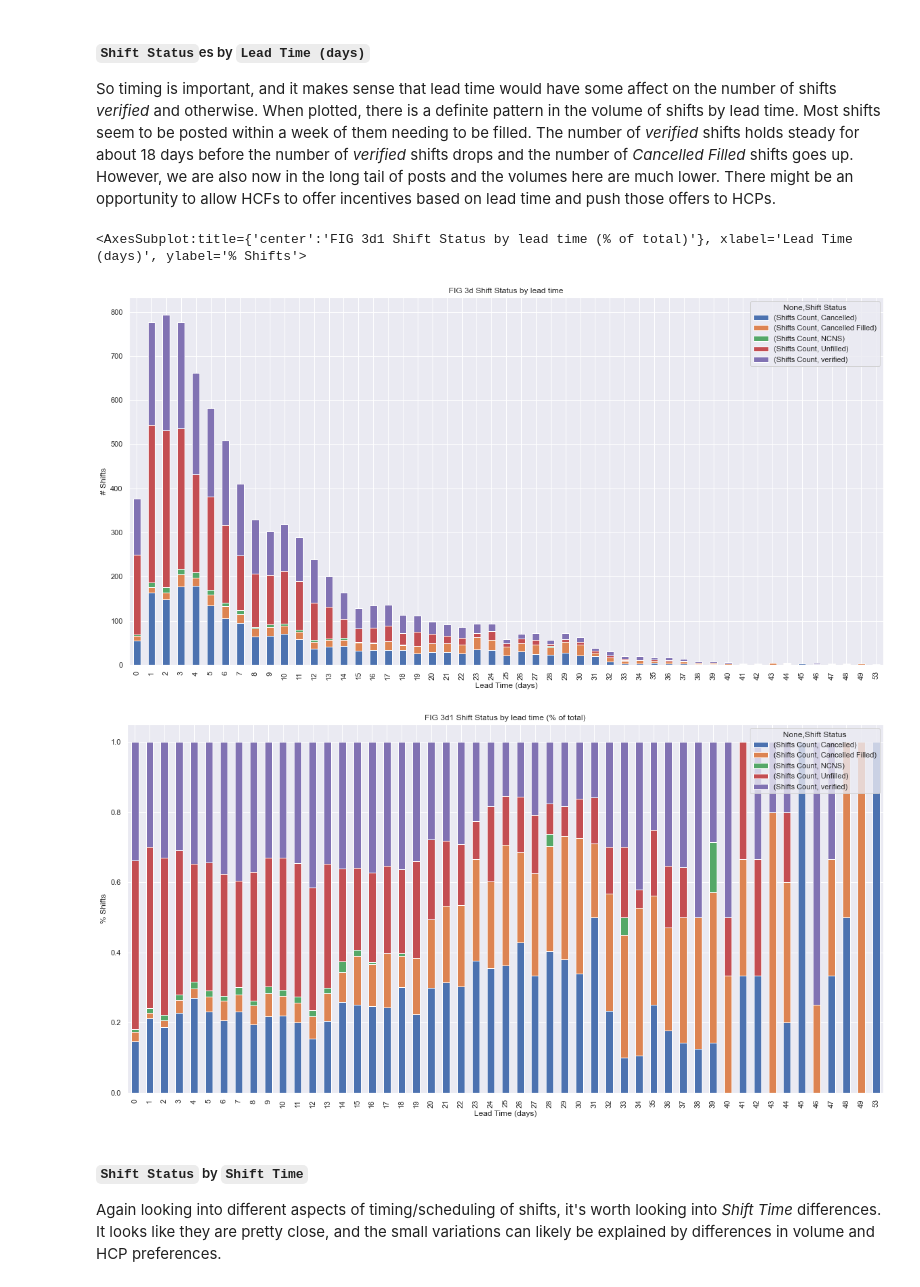
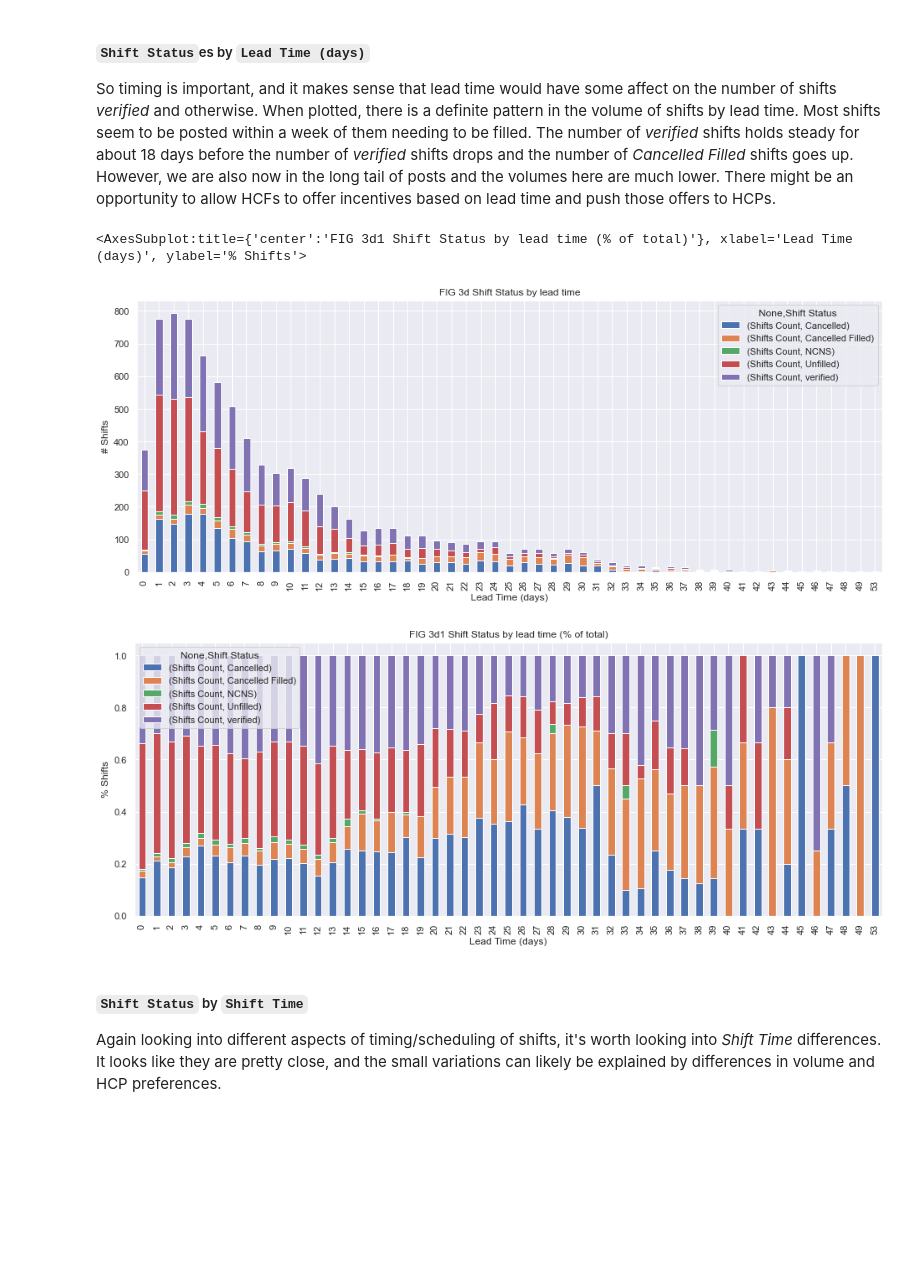
Before and after one commit to bootstrapt/clipboard-health-wbd-notebook, a Jupyter notebook: pricing_wbd.ipynb, the cells around one changed output. Drawn from its saved outputs; the diff is of its cells as text; code cells hidden in the pictures; blank space fills up the shorter version.

```diff
--- a/pricing_wbd.ipynb
+++ b/pricing_wbd.ipynb
@@ -241,9 +242,9 @@ for c in category_columns:
 
 # FIG 2
 ## create translation dict {agent_type: mode charge_rate_hourly} (see references [2] for source of mode equation)
-mode_crh_by_hcp = dict(tr_shift_data.query('hcp_id != ""').groupby('hcp_id')['charge_rate_hourly'].agg(lambda x: scipy.stats.mode(x)[0]).round(2))
+mode_crh_by_hcp = dict(tr_shift_data.query('hcp_id != ""').groupby('hcp_id')['charge_rate_hourly'].agg(lambda x: stats.mode(x)[0]).round(2))
 mode_crh_by_hcp[''] = 0
-mode_crh_by_hcp_hcf = dict(tr_shift_data.query('hcp_id != ""').groupby(['hcp_id', 'hcf_id'])['charge_rate_hourly'].agg(lambda x: scipy.stats.mode(x)[0]).round(2))
+mode_crh_by_hcp_hcf = dict(tr_shift_data.query('hcp_id != ""').groupby(['hcp_id', 'hcf_id'])['charge_rate_hourly'].agg(lambda x: stats.mode(x)[0]).round(2))
 mode_crh_by_hcp_hcf[''] = 0
 
 ## add columns with mean/mode charge rates (for verified shift calulated by agent type)
@@ -587,16 +593,16 @@ So timing is important, and it makes sense that lead time would have some affect
 # %%
 # FIG 3d Shift Status by lead time (days)
 shift_status_by_lead_time = tr_shift_data[['Lead Time (days)', 'Shift Status']].value_counts().rename('Shifts Count').to_frame()
 shift_status_by_lead_time_pt = shift_status_by_lead_time.pivot_table(index=['Lead Time (days)'], columns=['Shift Status'], values=['Shifts Count'], aggfunc=np.sum).fillna(0.0).apply(np.int64)
-shift_status_by_lead_time_pt.plot.bar(figsize=(20,10), stacked=True, ylabel='# Shifts', title='FIG 3d Shift Status by lead time')
+shift_status_by_lead_time_pt.plot.bar(figsize=(16, 6), stacked=True, ylabel='# Shifts', title='FIG 3d Shift Status by lead time')
 
 # FIG 3d1 Shift Status by lead time (days) (% of total)
 shift_status_by_lead_time_pt = shift_status_by_lead_time_pt.divide(shift_status_by_lead_time_pt.sum(axis=1), axis=0)
-shift_status_by_lead_time_pt.plot.bar(figsize=(20,10), stacked=True, ylabel='% Shifts', title='FIG 3d1 Shift Status by lead time (% of total)')
+shift_status_by_lead_time_pt.plot.bar(figsize=(16, 6), stacked=True, ylabel='% Shifts', title='FIG 3d1 Shift Status by lead time (% of total)')
 # %% [output]
 <AxesSubplot:title={'center':'FIG 3d1 Shift Status by lead time (% of total)'}, xlabel='Lead Time (days)', ylabel='% Shifts'>
-[figure, old version]
+[figure, new version]
-[figure, old version]
+[figure, new version]
 # %% [markdown]
 ##### `Shift Status` by `Shift Time`
 Again looking into different aspects of timing/scheduling of shifts, it's worth looking into _Shift Time_ differences. It looks like they are pretty close, and the small variations can likely be explained by differences in volume and HCP preferences.
```
Also changed, not shown: parts of 13 cells of this notebook.
